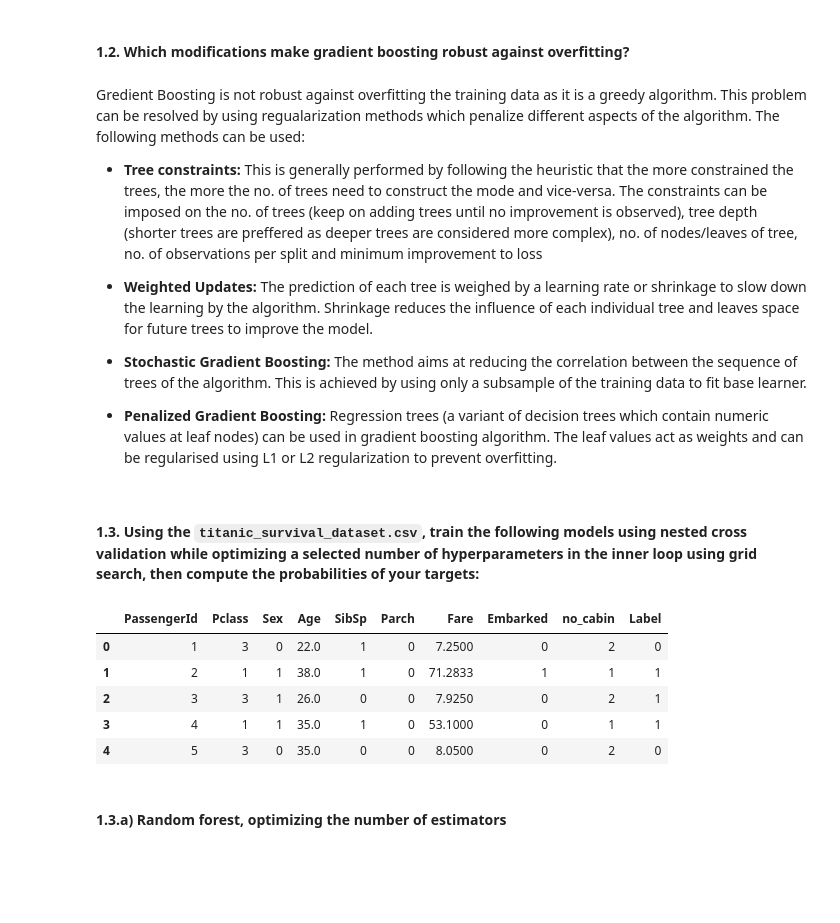
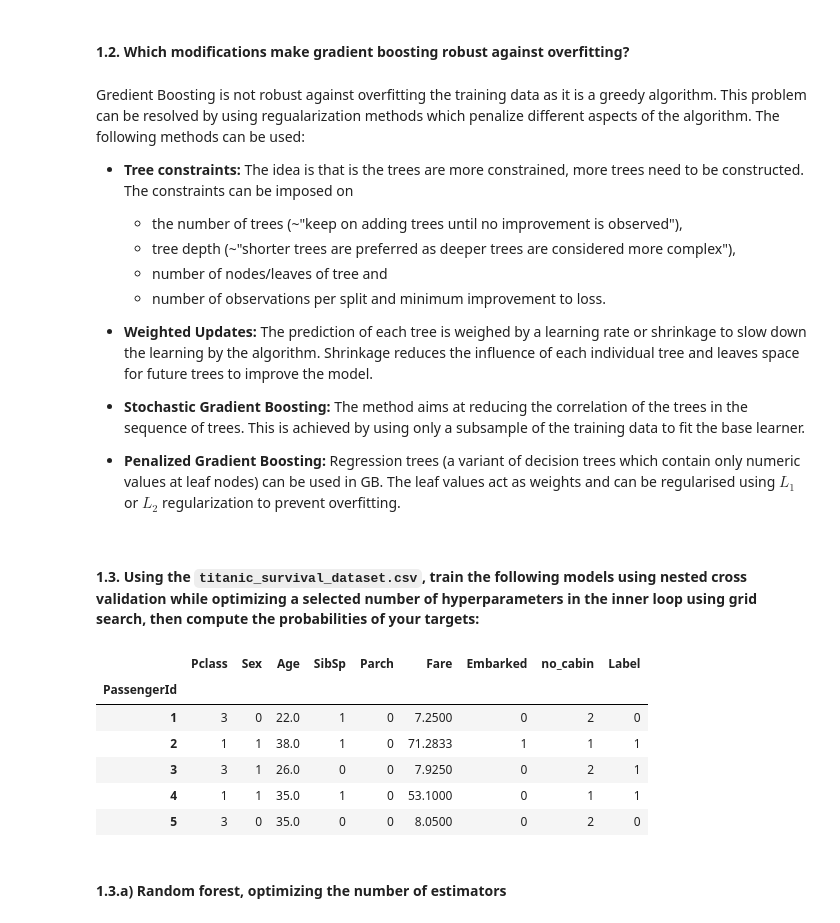
Before and after one commit to FabriceBeaumont/MA-INF_4216_Biomedical_DS_and_AI, a Jupyter notebook: Sheet8/Assignment8_Solutions.ipynb, the cells around one changed output. Cells and saved outputs as stored; diff of their text form; code cells hidden in the pictures; blank space fills up the shorter version.

```diff
--- a/Sheet8/Assignment8_Solutions.ipynb
+++ b/Sheet8/Assignment8_Solutions.ipynb
@@ -80,34 +84,37 @@ b. What is the difference between **gradient boosting and random forest**?
 #### 1.2. Which modifications make gradient boosting **robust against overfitting**?
 # %% [markdown]
 Gredient Boosting is not robust against overfitting the training data as it is a greedy algorithm. This problem can be resolved by using regualarization methods which penalize different aspects of the algorithm. The following methods can be used:
-- **Tree constraints:** This is generally performed by following the heuristic that the more constrained the trees, the more the no. of trees need to construct the mode and vice-versa. The constraints can be imposed on the no. of trees (keep on adding trees until no improvement is observed), tree depth (shorter trees are preffered as deeper trees are considered more complex), no. of nodes/leaves of tree, no. of observations per split and minimum improvement to loss
-
+- **Tree constraints:** The idea is that is the trees are more constrained, more trees need to be constructed. The constraints can be imposed on
+    - the number of trees (~"keep on adding trees until no improvement is observed"),
+    - tree depth (~"shorter trees are preferred as deeper trees are considered more complex"),
+    - number of nodes/leaves of tree and
+    - number of observations per split and minimum improvement to loss.
 
 - **Weighted Updates:** The prediction of each tree is weighed by a learning rate or shrinkage to slow down the learning by the algorithm. Shrinkage reduces the influence of each individual tree and leaves space for future trees to improve the model.
 
 
-- **Stochastic Gradient Boosting:** The method aims at reducing the correlation between the sequence of trees of the algorithm. This is achieved by using only a subsample of the training data to fit base learner.
+- **Stochastic Gradient Boosting:** The method aims at reducing the correlation of the trees in the sequence of trees. This is achieved by using only a subsample of the training data to fit the  base learner.
 
 
-- **Penalized Gradient Boosting:** Regression trees (a variant of decision trees which contain numeric values at leaf nodes) can be used in gradient boosting algorithm. The leaf values act as weights and can be regularised using L1 or L2 regularization to prevent overfitting.
+- **Penalized Gradient Boosting:** Regression trees (a variant of decision trees which contain only numeric values at leaf nodes) can be used in GB. The leaf values act as weights and can be regularised using $L_1$ or $L_2$ regularization to prevent overfitting.
 # %% [markdown]
 #### 1.3. Using the `titanic_survival_dataset.csv`, train the following models using nested cross validation while optimizing a selected number of hyperparameters in the inner loop using grid search, then compute the probabilities of your targets:
+# %%
+# Load the dataset
+titanic_data = pd.read_csv('titanic_survival_data.csv', index_col="PassengerId")
+titanic_data.head()
+# %% [output]
+|  | Pclass | Sex | Age | SibSp | Parch | Fare | Embarked | no_cabin | Label |
+| PassengerId |  |  |  |  |  |  |  |  |  |
+| 1 | 3 | 0 | 22.0 | 1 | 0 | 7.2500 | 0 | 2 | 0 |
+| 2 | 1 | 1 | 38.0 | 1 | 0 | 71.2833 | 1 | 1 | 1 |
+| 3 | 3 | 1 | 26.0 | 0 | 0 | 7.9250 | 0 | 2 | 1 |
+| 4 | 1 | 1 | 35.0 | 1 | 0 | 53.1000 | 0 | 1 | 1 |
+| 5 | 3 | 0 | 35.0 | 0 | 0 | 8.0500 | 0 | 2 | 0 |
 # %%
-# Load the dataset
-titanic_data = pd.read_csv('titanic_survival_data.csv')
-
-# Sepearate features and target
+# Sepearate features and target (which is stored in column 'Label')
 y = titanic_data['Label'].ravel()
 X = titanic_data.drop(columns = ['Label'])
-
-titanic_data.head()
-# %% [output]
-|  | PassengerId | Pclass | Sex | Age | SibSp | Parch | Fare | Embarked | no_cabin | Label |
-| 0 | 1 | 3 | 0 | 22.0 | 1 | 0 | 7.2500 | 0 | 2 | 0 |
-| 1 | 2 | 1 | 1 | 38.0 | 1 | 0 | 71.2833 | 1 | 1 | 1 |
-| 2 | 3 | 3 | 1 | 26.0 | 0 | 0 | 7.9250 | 0 | 2 | 1 |
-| 3 | 4 | 1 | 1 | 35.0 | 1 | 0 | 53.1000 | 0 | 1 | 1 |
-| 4 | 5 | 3 | 0 | 35.0 | 0 | 0 | 8.0500 | 0 | 2 | 0 |
 # %% [markdown]
 #### 1.3.a) Random forest, optimizing the number of estimators
 # %%
```
Also changed, not shown: parts of 14 cells of this notebook.
